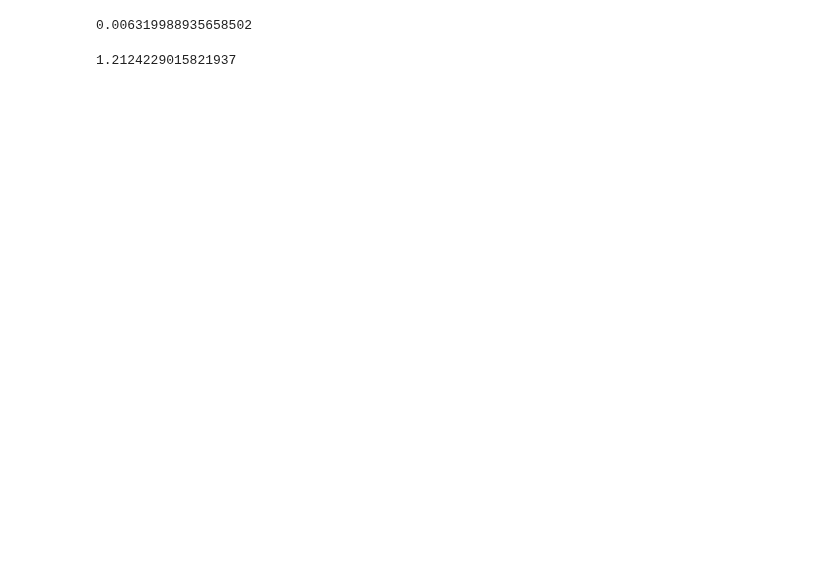
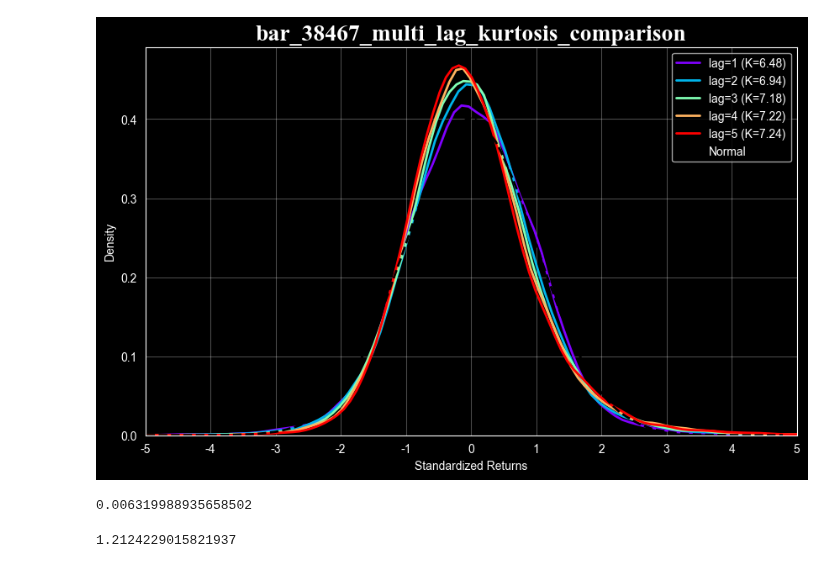
Before and after one commit to ArtiPyHeart/jesse-trade, a Jupyter notebook: Resample_Line_X.ipynb, the cells around one changed output. Cells and saved outputs as stored; diff of their text form; code cells hidden in the pictures; blank space fills up the shorter version.

```diff
--- a/Resample_Line_X.ipynb
+++ b/Resample_Line_X.ipynb
@@ -35,3 +35,7 @@ plot_kde(fusion_bar[:, 2], lag=5)
+# %%
+plot_kde(fusion_bar[:, 2], lag=5, sign_shift=1)
+# %% [output]
+[figure, added]
 # %%
 import numpy as np
 
```
Also changed, not shown: parts of 3 cells of this notebook, 2 other files.
